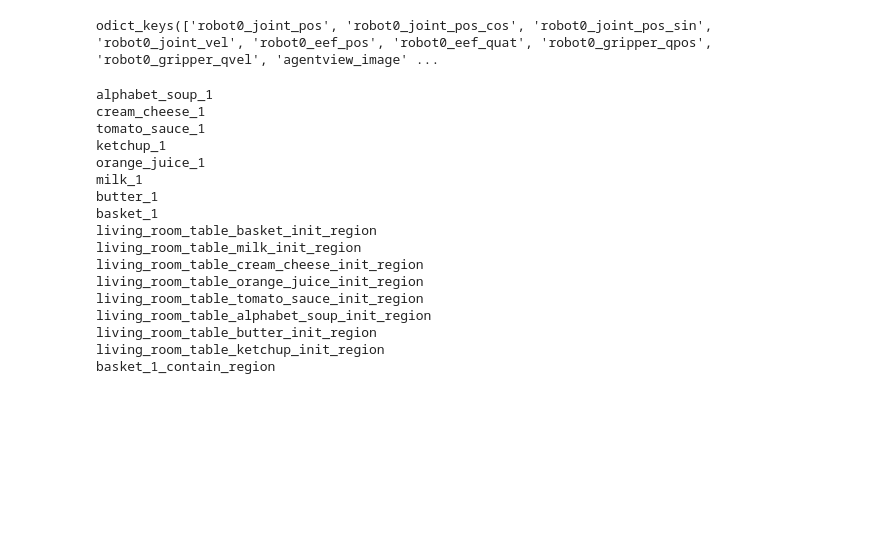
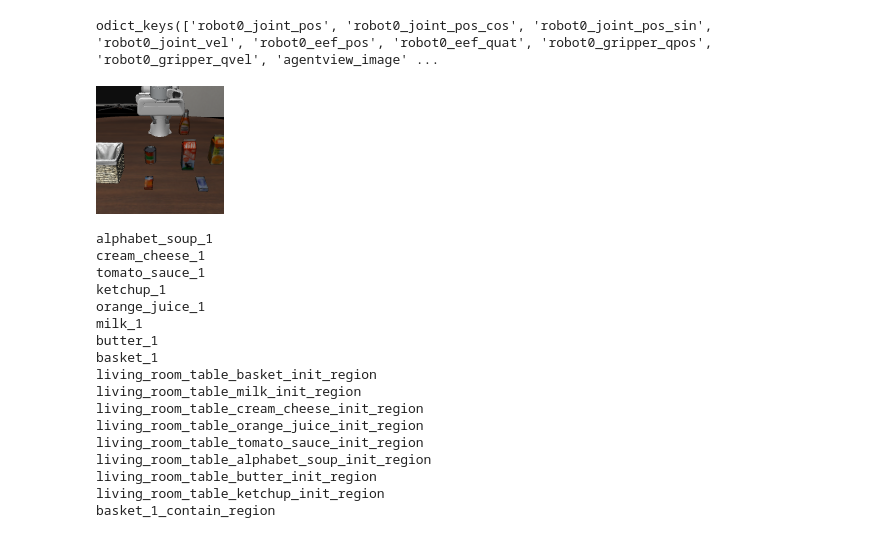
Before and after one commit to cwatson1998/openpi, a Jupyter notebook: scratch_libero_info.ipynb, the cells around one changed output. Cells and saved outputs as stored; diff of their text form; code cells hidden in the pictures; blank space fills up the shorter version.

```diff
--- a/scratch_libero_info.ipynb
+++ b/scratch_libero_info.ipynb
@@ -115,3 +139,13 @@ odict_keys(['robot0_joint_pos', 'robot0_joint_pos_cos', 'robot0_joint_pos_sin',
+# %%
+img = obs['agentview_image']
+img = np.ascontiguousarray(obs["agentview_image"][::-1, ::-1])
+# Convert NumPy array to PIL image
+pil_img = Image.fromarray(img.astype('uint8'))
+
+# Display the image
+display(pil_img)
+# %% [output]
+[figure, added]
 # %%
 for e in env.env.object_states_dict.keys():
     print(e)
```
Also changed, not shown: parts of 10 cells of this notebook, 10 other files.
